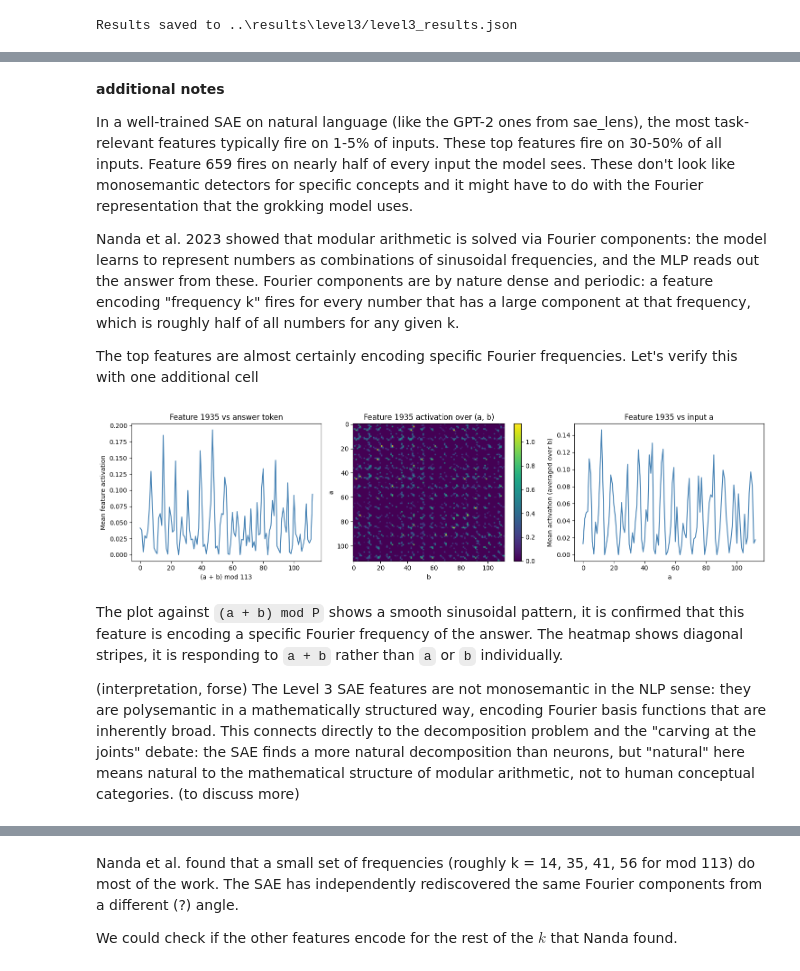
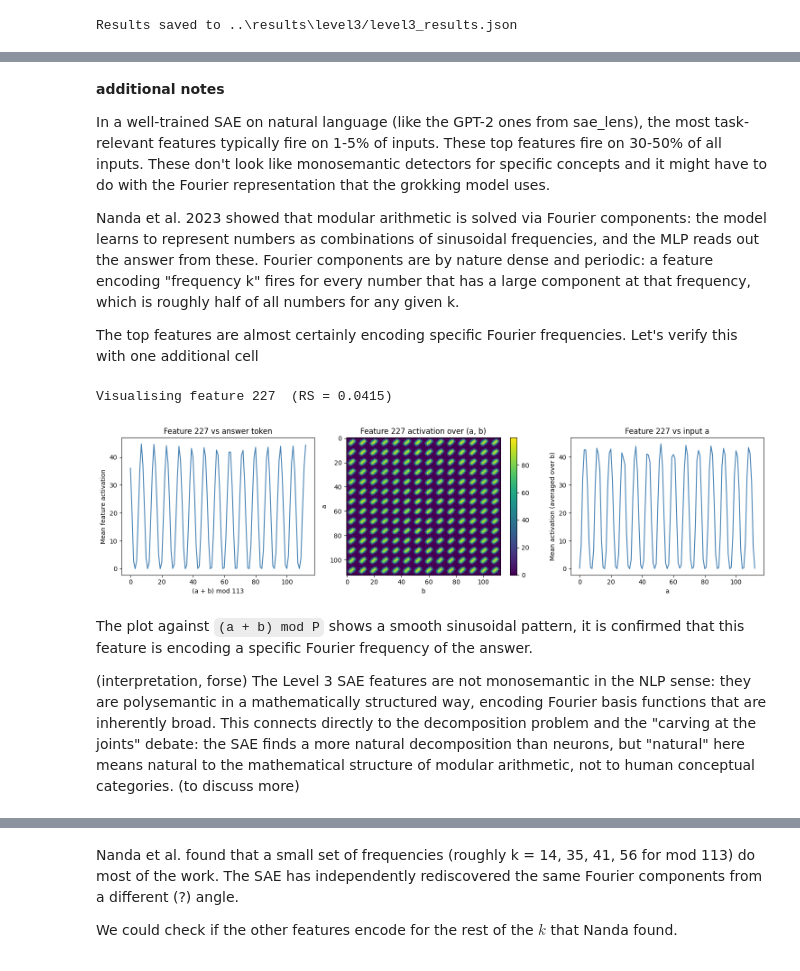
Before and after one commit to GabraxVolz1/Thesis, a Jupyter notebook: notebooks/04_level3_sae.ipynb, the cells around one changed output, grey strips where cells are left out. Saved outputs shown, nothing was run; the diff lists cells and outputs as text; code cells hidden in the pictures.

```diff
--- a/notebooks/04_level3_sae.ipynb
+++ b/notebooks/04_level3_sae.ipynb
@@ -17,7 +17,7 @@ print(f"Using device: {device}")
 
 RESULTS_DIR = Path("../results/level3")
 RESULTS_DIR.mkdir(parents=True, exist_ok=True)
-SAE_PATH = Path("../data/grokking_sae.pt")
+SAE_PATH   = Path("../data/grokking_sae_l1_2e-1.pt")   # encodes l1_coeff; changing it forces retraining
 MODEL_PATH = Path("../data/grokking_model.pt")
 L1_RESULTS = Path("../results/level1/level1_results.json")
 L2_RESULTS = Path("../results/level2/level2_results.json")
@@ -308 +308,22 @@ Features with RS > 0.01:11
 Features with RS > 0.10: 0
+# %%
+# Sanity check: restore ALL features — faithfulness should be ≈ 1.0.
+# If it isn't, the SAE reconstruction is too lossy for individual patching to be meaningful.
+def all_features_hook(value, hook):
+    value[:, -1, :] = sae.decode(clean_feats)
+    return value
+
+with torch.no_grad():
+    all_feats_logits = model.run_with_hooks(
+        eval_x, fwd_hooks=[(HOOK, all_features_hook)])[:, -1, :]
+all_feats_metric = logit_of_correct(all_feats_logits, eval_y)
+full_restore_rs  = recovery_score(all_feats_metric, corrupted_metric, clean_metric)
+
+print(f"Full restore (all features) RS : {full_restore_rs:.4f}  (target ≈ 1.0)")
+print(f"Variance explained             : {var_exp:.4f}")
+print()
+if full_restore_rs < 0.95:
+    print("WARNING: full-restore RS < 0.95. SAE reconstruction is too lossy — "
+          "retrain with different hyperparameters before trusting per-feature RS values.")
+else:
+    print("Sanity check passed — individual feature patching results are trustworthy.")
@@ -434,11 +494,13 @@ results = {
     "sae_mean_active_features": n_active,
     "clean_metric_mean":       clean_metric.mean().item(),
     "corrupted_metric_mean":   corrupted_metric.mean().item(),
-    "threshold_tau": THRESHOLD,
+    "circuit_selection": "greedy_cumulative",
+    "rs_target": RS_TARGET,
     "criterion1_faithfulness": faithfulness,
     "criterion2_description_length": description_length,
     "criterion2_circuit_features": n_circuit_features,
     "criterion2_total_features": D_SAE,
+    "max_individual_rs": scores.max().item(),
     "circuit_features": circuit_features,
     "all_recovery_scores": scores.tolist(),
 }
@@ -476,16 +538,15 @@ Rank   Feature        RS    Mean act  % inputs active
 # %% [markdown]
 **additional notes**
 
-In a well-trained SAE on natural language (like the GPT-2 ones from sae_lens), the most task-relevant features typically fire on 1-5% of inputs. These top features fire on 30-50% of all inputs. Feature 659 fires on nearly half of every input the model sees. These don't look like monosemantic detectors for specific concepts and it might have to do with the Fourier representation that the grokking model uses.
+In a well-trained SAE on natural language (like the GPT-2 ones from sae_lens), the most task-relevant features typically fire on 1-5% of inputs. These top features fire on 30-50% of all inputs. These don't look like monosemantic detectors for specific concepts and it might have to do with the Fourier representation that the grokking model uses.
 
 Nanda et al. 2023 showed that modular arithmetic is solved via Fourier components: the model learns to represent numbers as combinations of sinusoidal frequencies, and the MLP reads out the answer from these. Fourier components are by nature dense and periodic: a feature encoding "frequency k" fires for every number that has a large component at that frequency, which is roughly half of all numbers for any given k.
 
 The top features are almost certainly encoding specific Fourier frequencies. Let's verify this with one additional cell
 # %%
-# Plot the activation of feature 1935 (top feature) against the input values `a` and `b`:
-
-# Visualise what feature 1935 responds to
-top_feat_idx = 1935
+# Visualise the top-RS feature (determined dynamically from scores)
+top_feat_idx = int(scores.argmax().item())
+print(f"Visualising feature {top_feat_idx}  (RS = {scores[top_feat_idx]:.4f})")
 
 # Get feature activations across ALL inputs (not just eval set)
 with torch.no_grad():
@@ -493,43 +554,44 @@ with torch.no_grad():
     all_mlp = cache[HOOK][:, -1, :]
     all_feats = sae.encode(all_mlp)
 
-feat_acts_grid = all_feats[:, top_feat_idx].cpu().reshape(P, P)  # [113, 113]
+feat_acts_grid = all_feats[:, top_feat_idx].cpu().reshape(P, P)  # [P, P]
 
 fig, axes = plt.subplots(1, 3, figsize=(15, 4))
 
-# Plot 1: activation as a function of a+b (mod P)
+# Plot 1: activation vs answer token (a+b) mod P
 sums = (inputs[:, 0] + inputs[:, 1]) % P
 avg_by_sum = torch.zeros(P)
 for s in range(P):
     mask = sums == s
     if mask.any():
         avg_by_sum[s] = all_feats[mask, top_feat_idx].mean()
 
 axes[0].plot(range(P), avg_by_sum.numpy(), color="steelblue")
 axes[0].set_xlabel("(a + b) mod 113")
 axes[0].set_ylabel("Mean feature activation")
 axes[0].set_title(f"Feature {top_feat_idx} vs answer token")
 
-# Plot 2: heatmap over (a, b) input pairs
+# Plot 2: heatmap over all (a, b) pairs
 im = axes[1].imshow(feat_acts_grid.numpy(), aspect="auto", cmap="viridis")
 axes[1].set_xlabel("b")
 axes[1].set_ylabel("a")
 axes[1].set_title(f"Feature {top_feat_idx} activation over (a, b)")
 plt.colorbar(im, ax=axes[1])
 
-# Plot 3: activation as a function of a alone (marginal)
+# Plot 3: marginal activation vs a alone
 avg_by_a = all_feats[:, top_feat_idx].cpu().reshape(P, P).mean(dim=1)
 axes[2].plot(range(P), avg_by_a.numpy(), color="steelblue")
 axes[2].set_xlabel("a")
 axes[2].set_ylabel("Mean activation (averaged over b)")
 axes[2].set_title(f"Feature {top_feat_idx} vs input a")
 
 plt.tight_layout()
 plt.savefig(RESULTS_DIR / f"feature_{top_feat_idx}_analysis.png", dpi=150)
 plt.show()
 # %% [output]
+Visualising feature 227  (RS = 0.0415)
-[figure, old version]
+[figure, new version]
 # %% [markdown]
-The plot against `(a + b) mod P` shows a smooth sinusoidal pattern, it is confirmed that this feature is encoding a specific Fourier frequency of the answer. The heatmap shows diagonal stripes, it is responding to `a + b` rather than `a` or `b` individually.
+The plot against `(a + b) mod P` shows a smooth sinusoidal pattern, it is confirmed that this feature is encoding a specific Fourier frequency of the answer.
 
 (interpretation, forse) The Level 3 SAE features are not monosemantic in the NLP sense: they are polysemantic in a mathematically structured way, encoding Fourier basis functions that are inherently broad. This connects directly to the decomposition problem and the "carving at the joints" debate: the SAE finds a more natural decomposition than neurons, but "natural" here means natural to the mathematical structure of modular arithmetic, not to human conceptual categories. (to discuss more)
```
Also changed, not shown: parts of 12 cells of this notebook, 7 other files.
